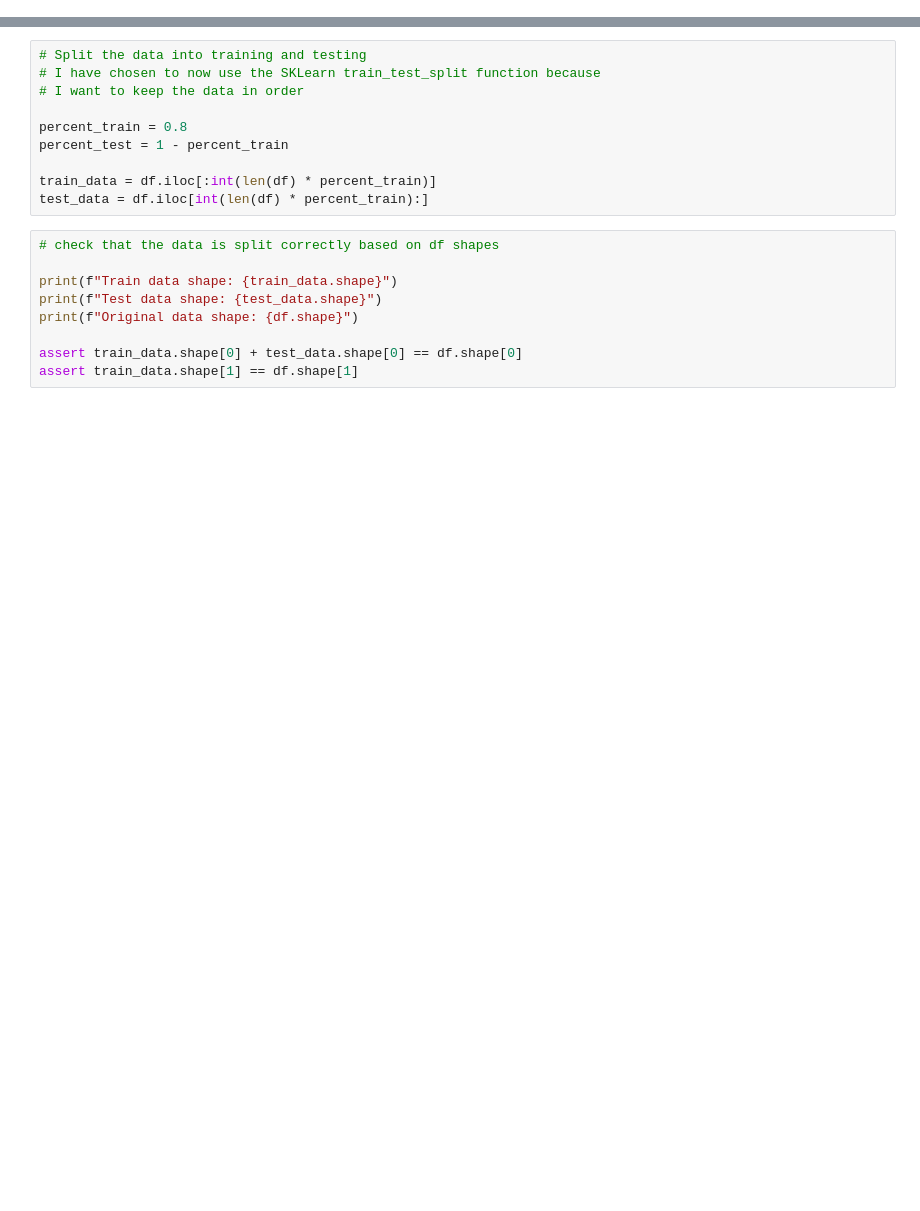
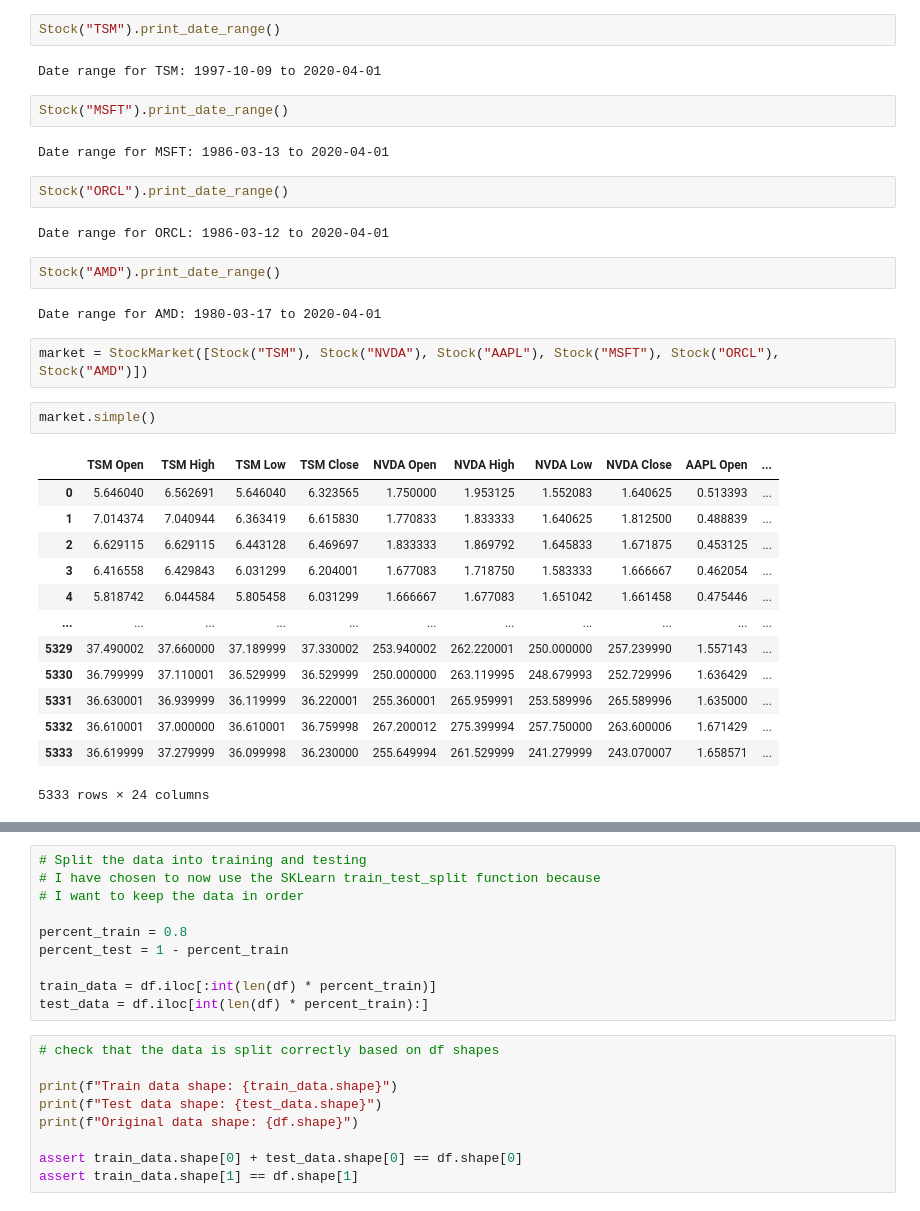
Before and after one commit to Forsyth-Creations/BrokerBob, a Jupyter notebook: brokerbob/test3.ipynb, the cells around one changed output, grey strips where cells are left out. Saved outputs shown, nothing was run; the diff lists cells and outputs as text; blank space fills up the shorter version.

```diff
--- a/brokerbob/test3.ipynb
+++ b/brokerbob/test3.ipynb
@@ -72,0 +104,34 @@ df
+# %%
+Stock("TSM").print_date_range()
+# %% [output]
+Date range for TSM: 1997-10-09 to 2020-04-01
+# %%
+Stock("MSFT").print_date_range()
+# %% [output]
+Date range for MSFT: 1986-03-13 to 2020-04-01
+# %%
+Stock("ORCL").print_date_range()
+# %% [output]
+Date range for ORCL: 1986-03-12 to 2020-04-01
+# %%
+Stock("AMD").print_date_range()
+# %% [output]
+Date range for AMD: 1980-03-17 to 2020-04-01
+# %%
+market = StockMarket([Stock("TSM"), Stock("NVDA"), Stock("AAPL"), Stock("MSFT"), Stock("ORCL"), Stock("AMD")])
+# %%
+market.simple()
+# %% [output]
+|  | TSM Open | TSM High | TSM Low | TSM Close | NVDA Open | NVDA High | NVDA Low | NVDA Close | AAPL Open | ... |
+| 0 | 5.646040 | 6.562691 | 5.646040 | 6.323565 | 1.750000 | 1.953125 | 1.552083 | 1.640625 | 0.513393 | ... |
+| 1 | 7.014374 | 7.040944 | 6.363419 | 6.615830 | 1.770833 | 1.833333 | 1.640625 | 1.812500 | 0.488839 | ... |
+| 2 | 6.629115 | 6.629115 | 6.443128 | 6.469697 | 1.833333 | 1.869792 | 1.645833 | 1.671875 | 0.453125 | ... |
+| 3 | 6.416558 | 6.429843 | 6.031299 | 6.204001 | 1.677083 | 1.718750 | 1.583333 | 1.666667 | 0.462054 | ... |
+| 4 | 5.818742 | 6.044584 | 5.805458 | 6.031299 | 1.666667 | 1.677083 | 1.651042 | 1.661458 | 0.475446 | ... |
+| ... | ... | ... | ... | ... | ... | ... | ... | ... | ... | ... |
+| 5329 | 37.490002 | 37.660000 | 37.189999 | 37.330002 | 253.940002 | 262.220001 | 250.000000 | 257.239990 | 1.557143 | ... |
+| 5330 | 36.799999 | 37.110001 | 36.529999 | 36.529999 | 250.000000 | 263.119995 | 248.679993 | 252.729996 | 1.636429 | ... |
+| 5331 | 36.630001 | 36.939999 | 36.119999 | 36.220001 | 255.360001 | 265.959991 | 253.589996 | 265.589996 | 1.635000 | ... |
+| 5332 | 36.610001 | 37.000000 | 36.610001 | 36.759998 | 267.200012 | 275.399994 | 257.750000 | 263.600006 | 1.671429 | ... |
+| 5333 | 36.619999 | 37.279999 | 36.099998 | 36.230000 | 255.649994 | 261.529999 | 241.279999 | 243.070007 | 1.658571 | ... |
+5333 rows × 24 columns
```
Also changed, not shown: parts of 19 cells of this notebook, 3 other files.
